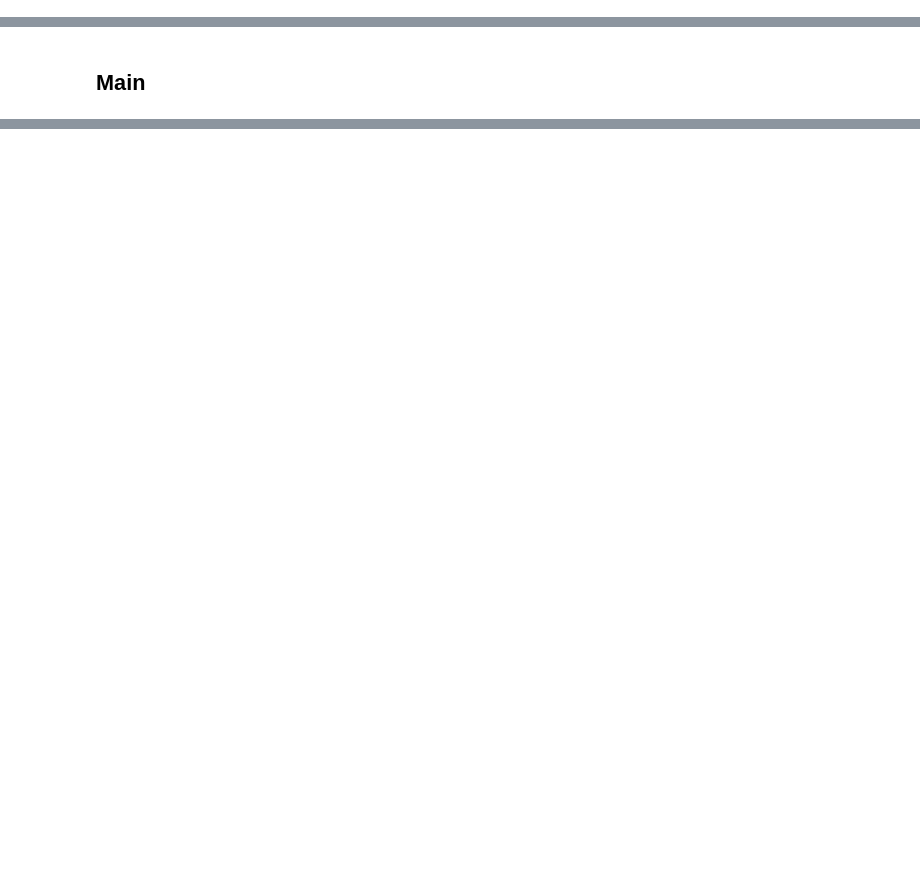
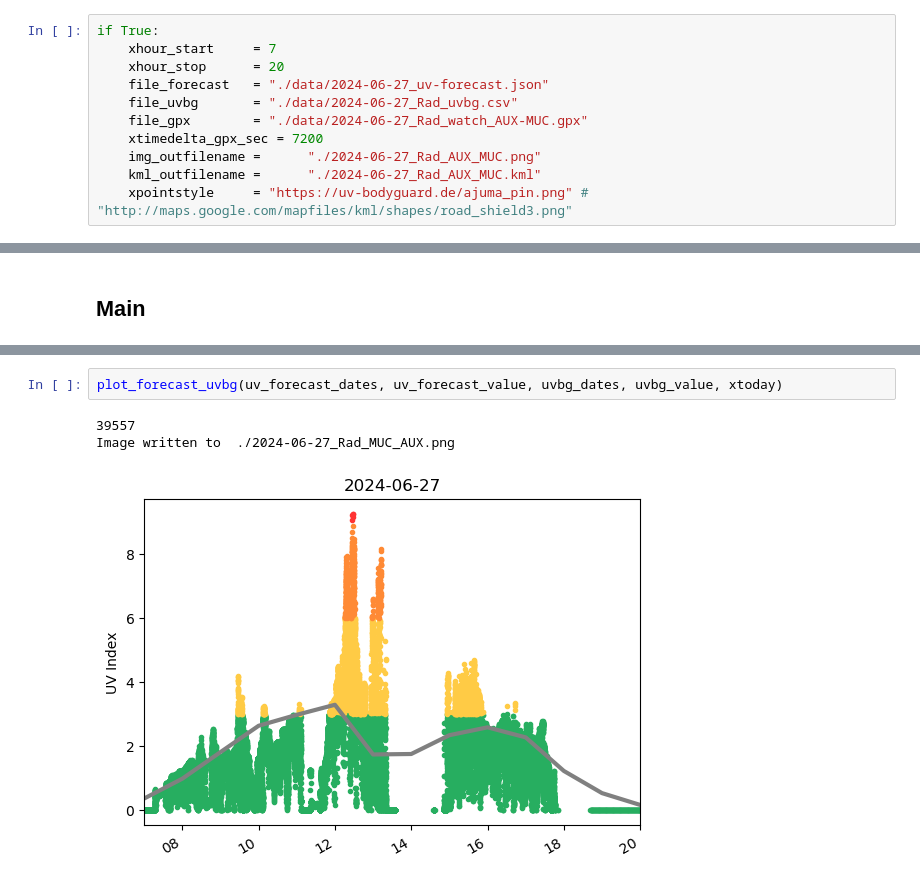
Before and after one commit to julianmeyerarnek/ajuma_data_Combine_GPX_with_UV, a Jupyter notebook: uvbg_toolbox.ipynb, the cells around one changed output, grey strips where cells are left out. Drawn from its saved outputs; the diff is of its cells as text; blank space fills up the shorter version.

```diff
--- a/uvbg_toolbox.ipynb
+++ b/uvbg_toolbox.ipynb
@@ -23,0 +38,11 @@ kml_outfilename = "2024-05-05_uvbg_Ammersee.kml"
+# %%
+if True:
+    xhour_start     = 7
+    xhour_stop      = 20
+    file_forecast   = "./data/2024-06-27_uv-forecast.json"
+    file_uvbg       = "./data/2024-06-27_Rad_uvbg.csv"
+    file_gpx        = "./data/2024-06-27_Rad_watch_AUX-MUC.gpx"
+    xtimedelta_gpx_sec = 7200
+    img_outfilename =      "./2024-06-27_Rad_AUX_MUC.png"
+    kml_outfilename =      "./2024-06-27_Rad_AUX_MUC.kml"
+    xpointstyle     = "https://uv-bodyguard.de/ajuma_pin.png" # "http://maps.google.com/mapfiles/kml/shapes/road_shield3.png"
@@ -198,0 +343,6 @@ KML file written to  2024-05-05_uvbg_Ammersee.kml
+# %%
+plot_forecast_uvbg(uv_forecast_dates, uv_forecast_value, uvbg_dates, uvbg_value, xtoday)
+# %% [output]
+39557
+Image written to  ./2024-06-27_Rad_MUC_AUX.png
+[figure, added]
```
Also changed, not shown: parts of 18 cells of this notebook, 22 other files.
